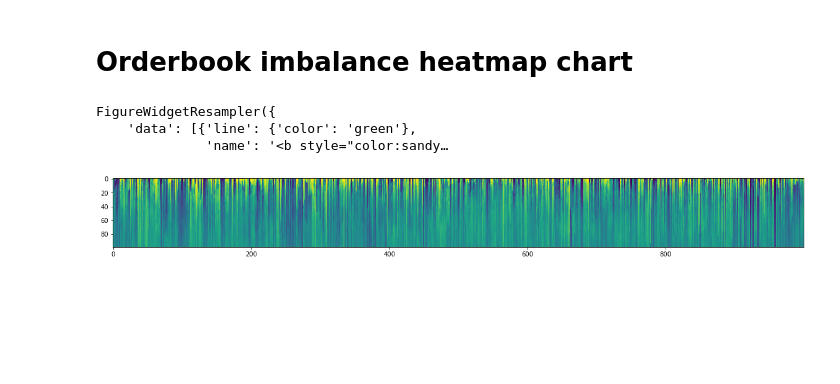
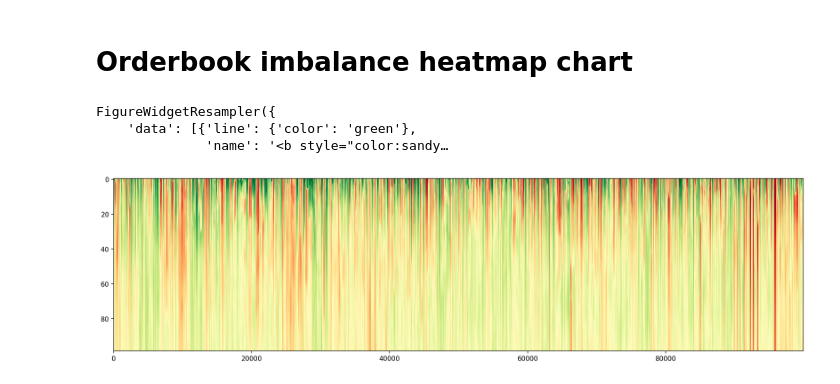
Before and after one commit to zxweed/simple, a Jupyter notebook: examples/imbalance.indicator.chart.ipynb, the cells around one changed output. Saved outputs shown, nothing was run; the diff lists cells and outputs as text; code cells hidden in the pictures; blank space fills up the shorter version.

```diff
--- a/examples/imbalance.indicator.chart.ipynb
+++ b/examples/imbalance.indicator.chart.ipynb
@@ -7,6 +7,15 @@ from simple.funcs import symlog, Ratio, tickSpeed
 from simple.pretty import pmap
 from functools import partial
 import matplotlib.pyplot as plt
+# %%
+%config InlineBackend.figure_format = 'retina'
+plt.rcParams['figure.dpi'] = 80
+plt.rcParams['figure.subplot.left'] = 0.04
+plt.rcParams['figure.subplot.right'] = 0.96
+plt.rcParams['figure.subplot.top'] = 0.96
+plt.rcParams['figure.subplot.bottom'] = 0.04
+plt.rcParams['axes.grid'] = False
+plt.rcParams['image.aspect'] = 'auto'
 # %%
 S = np.load('data/ETHUSDT.2022-05-08.snap.npz')['ETHUSDT'].view(np.recarray)
 A, vA, B, vB = S.A.T, S.vA.T, S.B.T, S.vB.T
@@ -23,9 +32,9 @@ FigureWidgetResampler({
     'data': [{'line': {'color': 'green'},
               'name': '<b style="color:sandy…
 # %%
-Imb = pmap(lambda level: Ratio(vA, vB, level)[::100], range(1, 100))
+Imb = pmap(lambda level: Ratio(vA, vB, level), range(1, 100))
 # %%
-plt.figure(figsize=(20,5))
-plt.imshow(Imb);
+plt.figure(figsize=(16,4))
+plt.imshow(Imb, cmap='RdYlGn');
 # %% [output]
-[figure, old version]
+[figure, new version]
```
